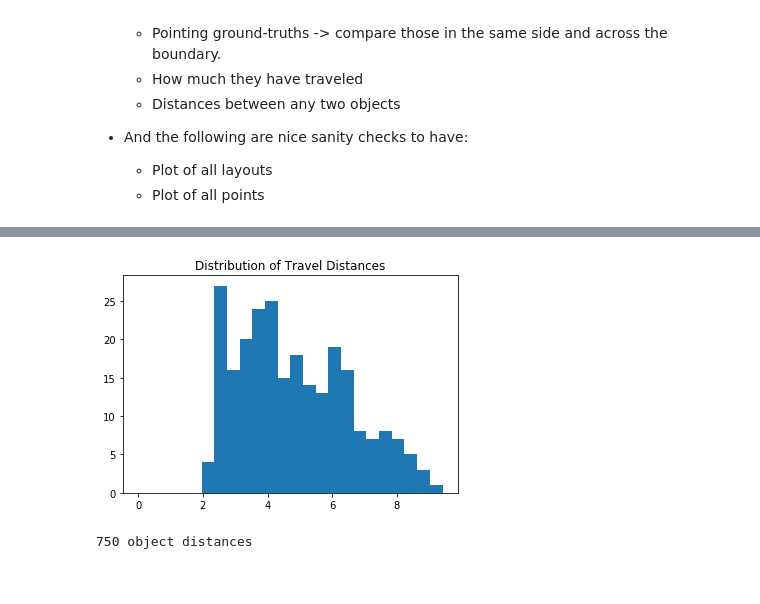
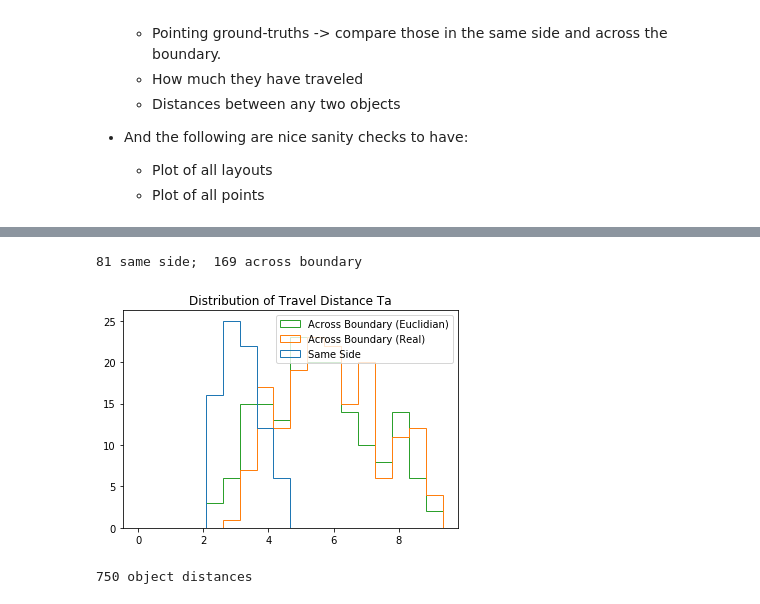
Before and after one commit to huffman-spatial-cognition-lab/Landmarks, a Jupyter notebook: pythonTrialConfiguration/v3.ipynb, the cells around one changed output, grey strips where cells are left out. Drawn from its saved outputs; the diff is of its cells as text; code cells hidden in the pictures.

Commit message:
fix histogram visualization bug, add 'real' travel distances to TD graph

```diff
--- a/pythonTrialConfiguration/v3.ipynb
+++ b/pythonTrialConfiguration/v3.ipynb
@@ -142,16 +142,34 @@ plt.show()
-# %%
-# Travel Distance (TD)
-td_all = []
-
-for lay in layouts:
-    for i in range(len(lay) - 1):
-        td_all.append(lay[i].dist(lay[i+1]))
+# %%
+# Travel Distance (TD)
+
+td_same = []
+td_cross_real = []
+td_cross_bird = []
+
+for lay in layouts:
+    for i in range(len(lay) - 1):
+        prev_side = lay[i].y < LENGTH / 2
+        next_side = lay[i+1].y < LENGTH / 2
+        is_on_same_side = prev_side == next_side
+        if is_on_same_side:
+            td_same.append(lay[i].dist(lay[i+1]))
+        else:
+            mid_point = Point(WIDTH / 2, LENGTH / 2)
+            full_dist = lay[i].dist(mid_point) + mid_point.dist(lay[i+1])
+            td_cross_real.append(full_dist)
+            td_cross_bird.append(lay[i].dist(lay[i+1]))
+
+td_all = [td_same, td_cross_real, td_cross_bird]
+print(len(td_same), "same side; ", len(td_cross_real), "across boundary")
+# %% [output]
+81 same side;  169 across boundary
 # %%
-plt.hist(td_all, bins = 24, range = [0, max(td_all)])
-plt.title("Distribution of Travel Distances")
+plt.hist(td_all, bins = 18, range = [0, max(td_same + td_cross + td_cross_bird)], histtype='step', stacked=False, fill=False, label = ["Same Side", "Across Boundary (Real)", "Across Boundary (Euclidian)"])
+plt.legend(prop={'size': 10})
+plt.title("Distribution of Travel Distance Ta")
 plt.show()
 # %% [output]
-[figure, old version]
+[figure, new version]
 # %%
 # Object Distance (OD)
 od_all = []
```
Also changed, not shown: parts of 8 cells of this notebook.
